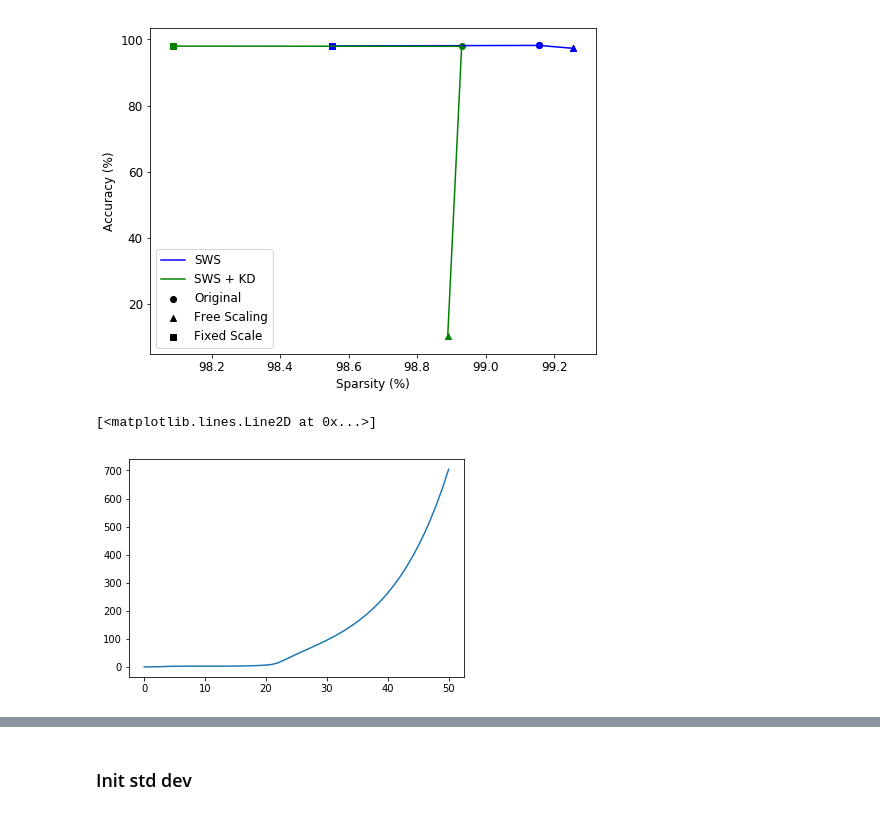
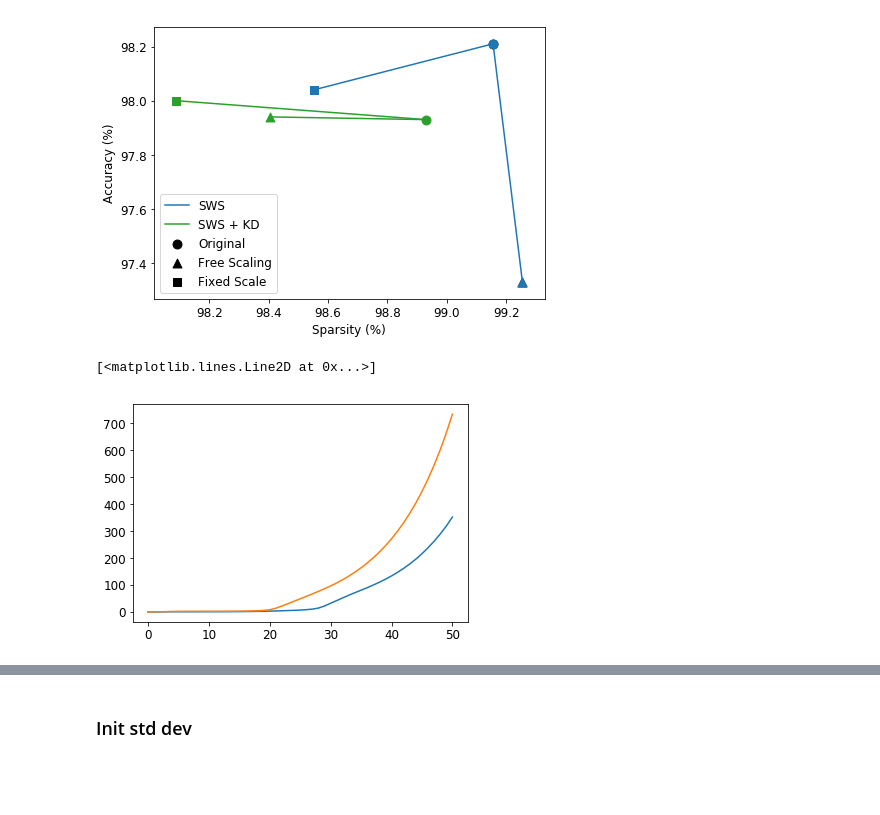
Before and after one commit to okz12/NN_compression, a Jupyter notebook: writeup/scaling/scaling_vis.ipynb, the cells around one changed output, grey strips where cells are left out. Saved outputs shown, nothing was run; the diff lists cells and outputs as text; code cells hidden in the pictures; blank space fills up the shorter version.

Commit message:
scale exp lenet

```diff
--- a/writeup/scaling/scaling_vis.ipynb
+++ b/writeup/scaling/scaling_vis.ipynb
@@ -22,3 +22,17 @@ import pandas as pd
 sns.reset_orig()
 matplotlib.rcParams.update({'font.size': 12})
 from utils_write import loadfile, stack_weights, cr_calc
+# %%
+x=0
+bl = plt.plot([x,x+1])
+x+=1
+ol = plt.plot([x,x+1])
+x+=1
+gl = plt.plot([x,x+1])
+x+=1
+rl = plt.plot([x,x+1])
+
+b = bl[0].get_color()
+o = ol[0].get_color()
+g = gl[0].get_color()
+r = rl[0].get_color()
@@ -29,6 +45,9 @@ from utils_write import loadfile, stack_weights, cr_calc
 dset = "mnist"
 model = "SWSModel"
 #model = "LeNet_300_100"
+
+
+
 
 
 #SWS KD
@@ -47,57 +66,62 @@ else:
     swssr = loadfile(1, 0.1, 1000, 1000, 2e-6, int(0), 16, model, scaling=True, model_save_dir = "./files", dset = dset)
     swssfr = loadfile(1, 0.1, 1000, 1000, 2e-6, int(0), 16, model, scaling=True, model_save_dir = "./files", fn="_S0", dset = dset)
     kdr = loadfile(250, 10, 2500, 1250, 2e-7, 3, 16, model, model_save_dir = "./files", scaling=False, fn = "_MSE", dset = dset)
-    kdsr = loadfile(250, 10, 2500, 1250, 2e-7, 4, 16, model, model_save_dir = "./files", scaling=True, fn = "_MSE", dset = dset)
+    kdsr = loadfile(250, 10, 2500, 1250, 2.5e-7, 3, 16, model, model_save_dir = "./files", scaling=True, fn = "_MSE", dset = dset)
     kdsfr = loadfile(250, 10, 2500, 1250, 2e-7, 4, 16, model, model_save_dir = "./files", scaling=True, fn = "_MSE_S0", dset = dset)
 s_exp = pd.DataFrame(columns = ["method", "acc", "sp"])
 s_exp.loc[0] = (["sws", swsr["prune_acc"]["test"], swsr["sparsity"]])
 s_exp.loc[1] = (["swss", swssr["prune_acc"]["test"], swssr["sparsity"]])
 s_exp.loc[2] = (["swssf", swssfr["prune_acc"]["test"], swssfr["sparsity"]])
 s_exp.loc[3] = (["kd", kdr["prune_acc"]["test"], kdr["sparsity"]])
 s_exp.loc[4] = (["kds", kdsr["prune_acc"]["test"], kdsr["sparsity"]])
 s_exp.loc[5] = (["kdsf", kdsfr["prune_acc"]["test"], kdsfr["sparsity"]])
 
 s = s_exp.query("method == \'sws\'")
 ss = s_exp.query("method == \'swss\'")
 ssf = s_exp.query("method == \'swssf\'")
 kd = s_exp.query("method == \'kd\'")
 kds = s_exp.query("method == \'kds\'")
 kdsf = s_exp.query("method == \'kdsf\'")
 
-
-plt.figure(figsize=(8,6))
+plt.figure(figsize=(7,5))
+sz=80
 ### Building Legend
-plt.scatter(s['sp'], s['acc'],  color = 'k', marker = 'o', label = "Original")
-plt.scatter(ss['sp'], ss['acc'],  color = 'k', marker = '^', label = "Free Scaling")
-plt.scatter(ssf['sp'], ssf['acc'],  color = 'k', marker = 's', label = "Fixed Scale")
+plt.scatter(s['sp'], s['acc'],  color = 'k', marker = 'o', label = "Original", s=sz)
+plt.scatter(ss['sp'], ss['acc'],  color = 'k', marker = '^', label = "Free Scaling", s=sz)
+plt.scatter(ssf['sp'], ssf['acc'],  color = 'k', marker = 's', label = "Fixed Scale", s=sz)
 
 #Plot lines
-plt.plot([float(s['sp']), float(ss['sp'])], [float(s['acc']), float(ss['acc'])], color = 'b', label = "SWS")
-plt.plot([float(s['sp']), float(ssf['sp'])], [float(s['acc']), float(ssf['acc'])], color = 'b')
-plt.plot([float(kd['sp']), float(kds['sp'])], [float(kd['acc']), float(kds['acc'])], color = 'g', label = "SWS + KD")
-plt.plot([float(kd['sp']), float(kdsf['sp'])], [float(kd['acc']), float(kdsf['acc'])],color = 'g')
+plt.plot([float(s['sp']), float(ss['sp'])], [float(s['acc']), float(ss['acc'])], color = b, label = "SWS")
+plt.plot([float(s['sp']), float(ssf['sp'])], [float(s['acc']), float(ssf['acc'])], color = b)
+plt.plot([float(kd['sp']), float(kds['sp'])], [float(kd['acc']), float(kds['acc'])], color = g, label = "SWS + KD")
+plt.plot([float(kd['sp']), float(kdsf['sp'])], [float(kd['acc']), float(kdsf['acc'])],color = g)
 
-plt.legend()
+plt.legend(loc=3)
 
 #Plot scatter
-plt.scatter(s['sp'], s['acc'],  color = 'b', marker = 'o', label = "Original")
-plt.scatter(ss['sp'], ss['acc'], color = 'b', marker = '^', label = "Free Scaling")
-plt.scatter(ssf['sp'], ssf['acc'], color = 'b', marker = 's', label = "Fixed Scale")
+plt.scatter(s['sp'], s['acc'],  color = b, marker = 'o', label = "Original", s=sz)
+plt.scatter(ss['sp'], ss['acc'], color = b, marker = '^', label = "Free Scaling", s=sz)
+plt.scatter(ssf['sp'], ssf['acc'], color = b, marker = 's', label = "Fixed Scale", s=sz)
 
-plt.scatter(kd['sp'], kd['acc'], color = 'g', marker = 'o')
-plt.scatter(kds['sp'], kds['acc'], color = 'g', marker = '^')
-plt.scatter(kdsf['sp'], kdsf['acc'], color = 'g', marker = 's')
+plt.scatter(kd['sp'], kd['acc'], color = g, marker = 'o', s=sz)
+plt.scatter(kds['sp'], kds['acc'], color = g, marker = '^', s=sz)
+plt.scatter(kdsf['sp'], kdsf['acc'], color = g, marker = 's', s=sz)
 
 plt.ylabel('Accuracy (%)')
 plt.xlabel('Sparsity (%)')
 
-#plt.savefig('figs/swstau.eps', format='eps', dpi=1000, bbox_inches='tight')
+if ("SWS" in model):
+    plt.savefig('figs/scalesws.eps', format='eps', dpi=1000, bbox_inches='tight')
+else:
+    plt.savefig('figs/scaleln.eps', format='eps', dpi=1000, bbox_inches='tight')
 plt.show()
 # %% [output]
-[figure, old version]
+[figure, new version]
 # %%
 highlr = loadfile(250, 10, 2500, 1250, 2e-7, 4, 16, model, model_save_dir = "./files", scaling=True, fn = "_MSE_LR", dset = dset)
-plt.plot(highlr['scale'][:,0])
+#plt.plot(highlr['scale'][:,0], label = "Conv2 Multiplier")
+plt.plot(highlr['scale'][:,1], label = "FC1 Multiplier")
+plt.plot(highlr['scale'][:,2], label = "FC2 Multiplier")
 # %% [output]
 [<matplotlib.lines.Line2D at 0x...>]
-[figure, old version]
+[figure, new version]
```
Also changed, not shown: parts of 5 cells of this notebook, 2 other files.
